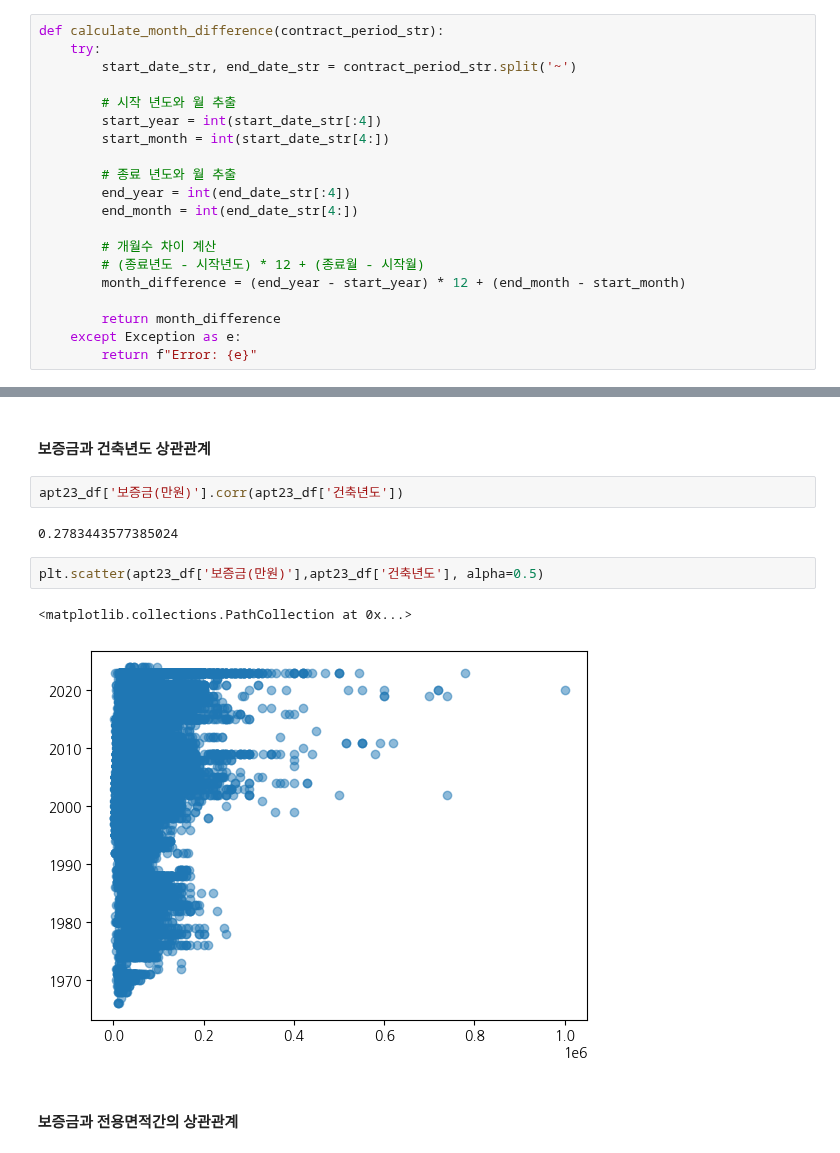
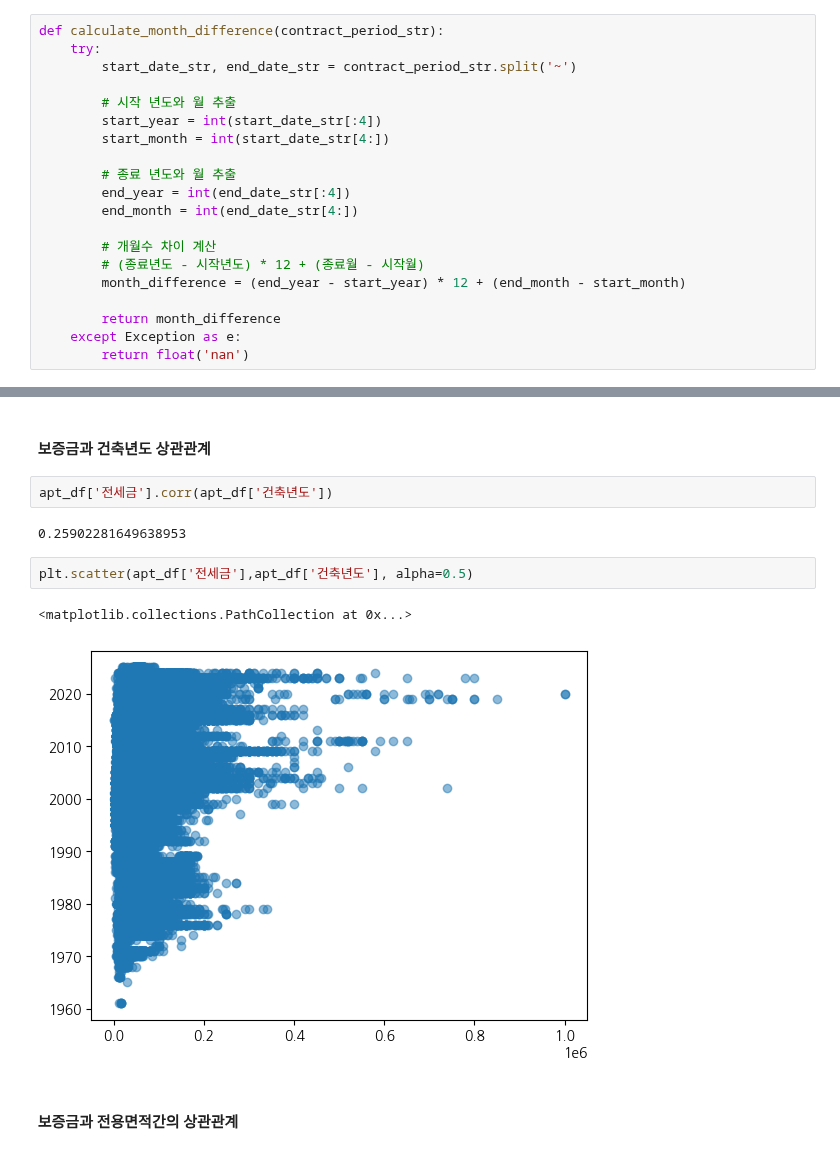
Before and after one commit to skqkrl/SDC_project, a Jupyter notebook: yena.ipynb, the cells around one changed output, grey strips where cells are left out. Drawn from its saved outputs; the diff is of its cells as text.

```diff
--- a/yena.ipynb
+++ b/yena.ipynb
@@ -304,7 +304,7 @@ def calculate_month_difference(contract_period_str):
 
         return month_difference
     except Exception as e:
-        return f"Error: {e}"
+        return float('nan')
 # %%
 # '계약기간' 컬럼에 함수 적용하여 새로운 컬럼 생성
 apt23_df['계약개월수'] = apt23_df['계약기간'].apply(calculate_month_difference)
@@ -686,14 +585,14 @@ plt.scatter(deposit_count['보증금(만원)'],deposit_count['거래건수'], al
 # %% [markdown]
 #### 보증금과 건축년도 상관관계
 # %%
-apt23_df['보증금(만원)'].corr(apt23_df['건축년도'])
+apt_df['전세금'].corr(apt_df['건축년도'])
 # %% [output]
-0.2783443577385024
+0.25902281649638953
 # %%
-plt.scatter(apt23_df['보증금(만원)'],apt23_df['건축년도'], alpha=0.5)
+plt.scatter(apt_df['전세금'],apt_df['건축년도'], alpha=0.5)
 # %% [output]
 <matplotlib.collections.PathCollection at 0x...>
-[figure, old version]
+[figure, new version]
 # %% [markdown]
 #### 보증금과 전용면적간의 상관관계
 # %%
```
Also changed, not shown: parts of 118 cells of this notebook, 3 other files.
